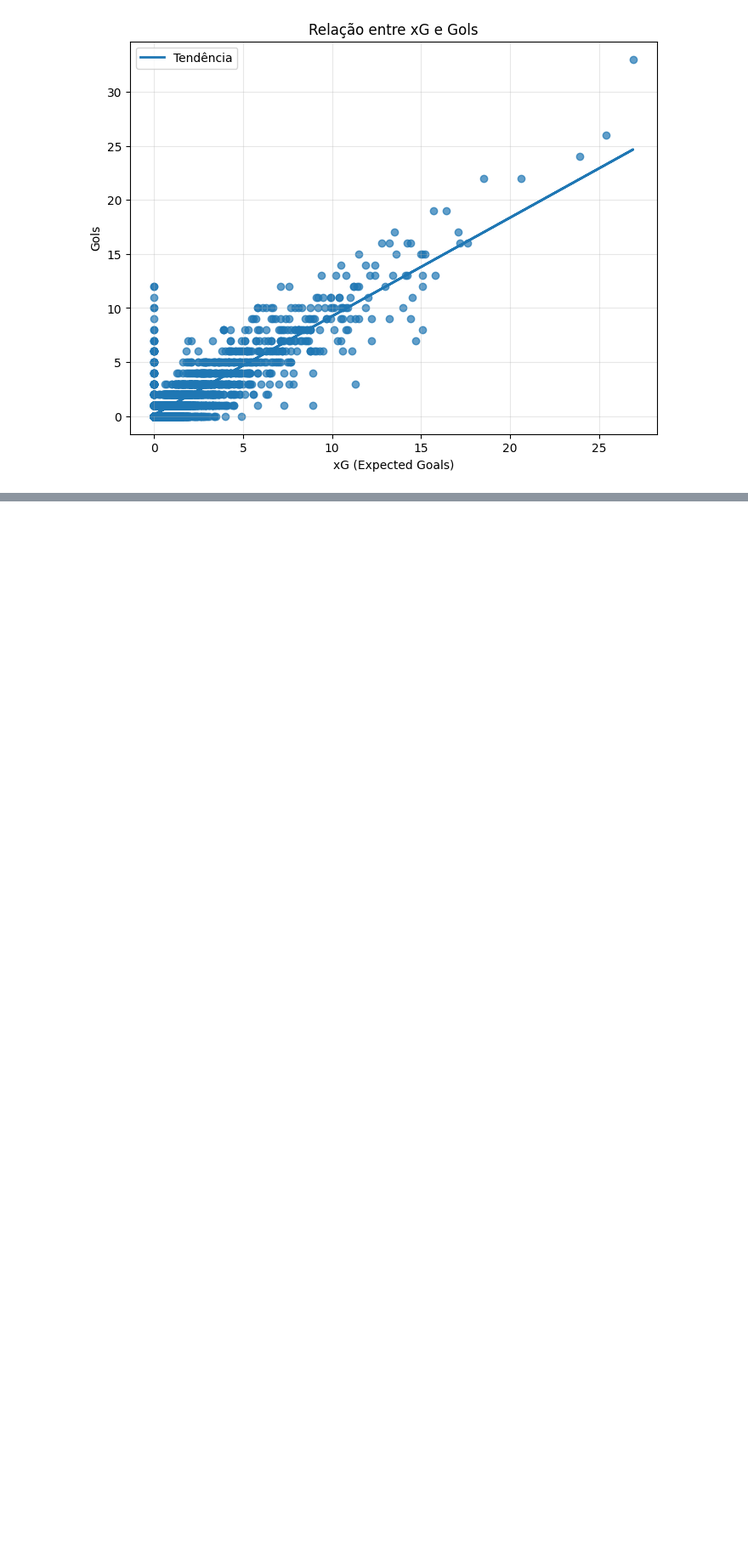
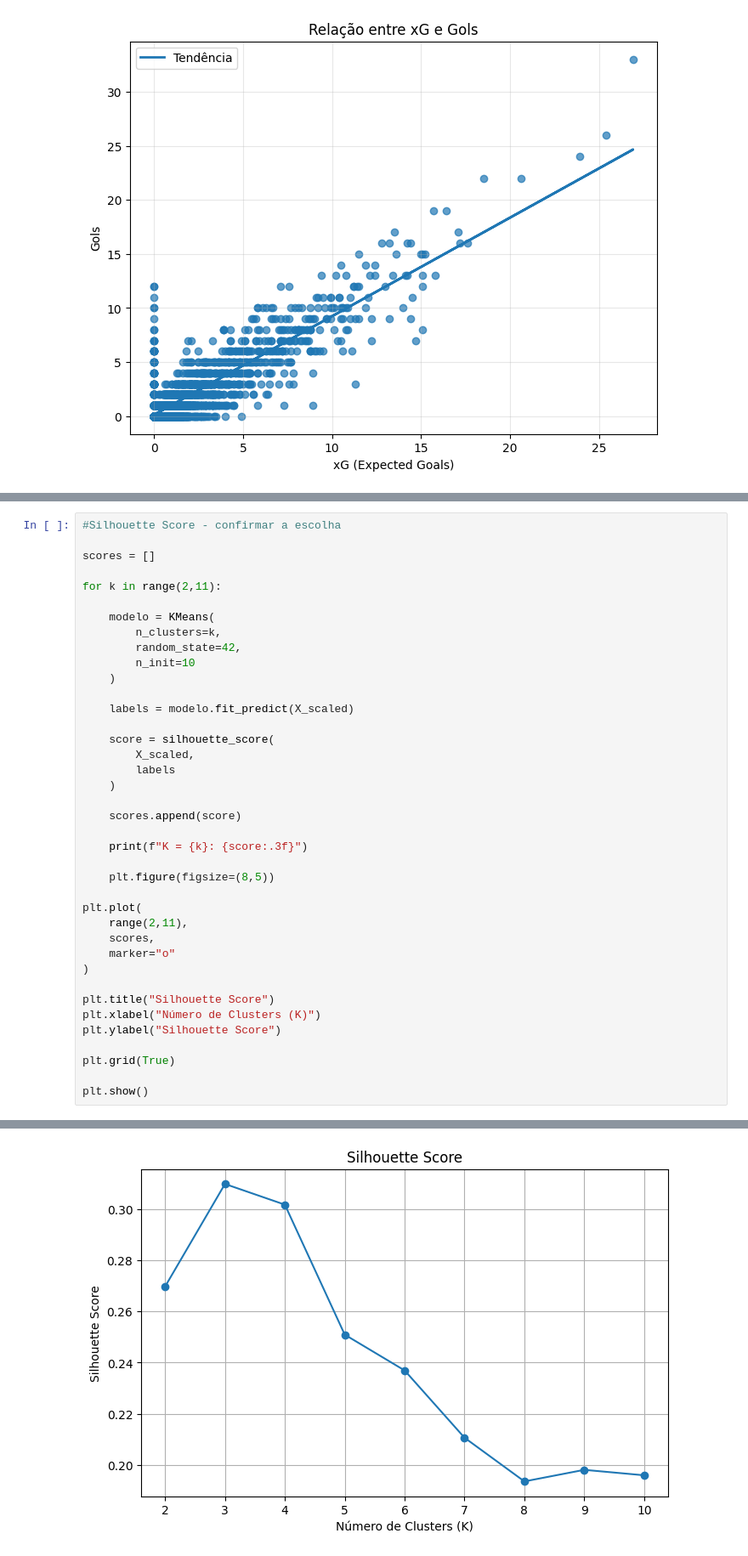
Before and after one commit to GabiMangili/DataMiningTrabalho, a Jupyter notebook: datamining.ipynb, the cells around one changed output, grey strips where cells are left out. Shown at 85% size. Cells and saved outputs as stored; diff of their text form; blank space fills up the shorter version.

```diff
--- a/datamining.ipynb
+++ b/datamining.ipynb
@@ -624,0 +723,40 @@ plt.show()
+# %%
+#Silhouette Score - confirmar a escolha
+
+scores = []
+
+for k in range(2,11):
+
+    modelo = KMeans(
+        n_clusters=k,
+        random_state=42,
+        n_init=10
+    )
+
+    labels = modelo.fit_predict(X_scaled)
+
+    score = silhouette_score(
+        X_scaled,
+        labels
+    )
+
+    scores.append(score)
+
+    print(f"K = {k}: {score:.3f}")
+
+    plt.figure(figsize=(8,5))
+
+plt.plot(
+    range(2,11),
+    scores,
+    marker="o"
+)
+
+plt.title("Silhouette Score")
+plt.xlabel("Número de Clusters (K)")
+plt.ylabel("Silhouette Score")
+
+plt.grid(True)
+
+plt.show()
+# %% [output]
@@ -624,0 +780 @@ plt.show()
+[figure, added]
```
Also changed, not shown: parts of 14 cells of this notebook, 2 other files.
